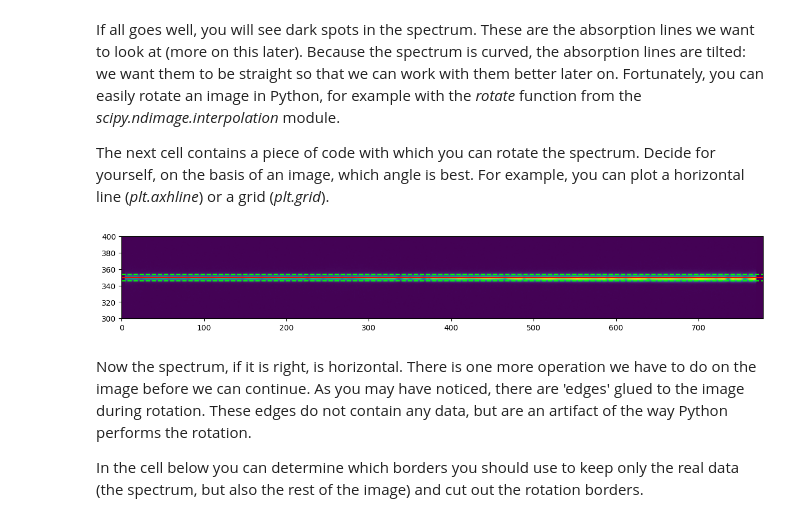
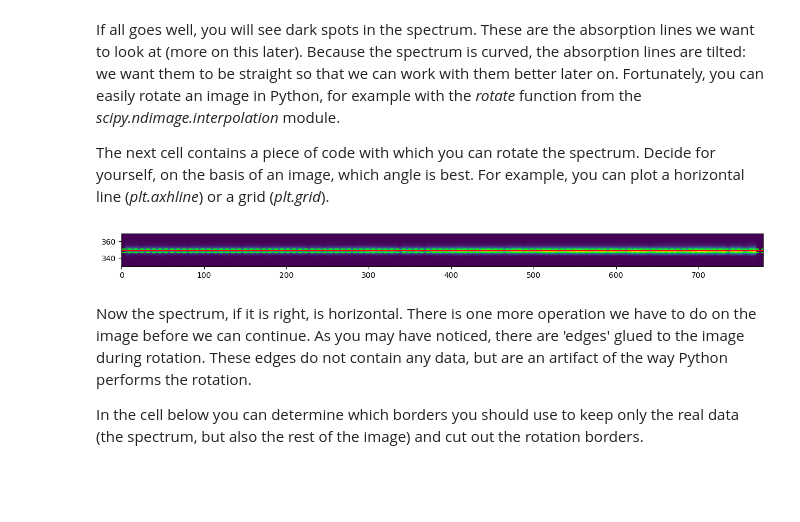
Before and after one commit to TheCaspeer/Universiteit-Leiden, a Jupyter notebook: year1_semester2/Praktische_Sterrenkunde/Opdracht6/TheSun.ipynb, the cells around one changed output. Drawn from its saved outputs; the diff is of its cells as text; code cells hidden in the pictures; blank space fills up the shorter version.

```diff
--- a/year1_semester2/Praktische_Sterrenkunde/Opdracht6/TheSun.ipynb
+++ b/year1_semester2/Praktische_Sterrenkunde/Opdracht6/TheSun.ipynb
@@ -99,24 +99,24 @@ The next cell contains a piece of code with which you can rotate the spectrum. D
 # %%
 from scipy.ndimage.interpolation import rotate
 
 angle = -1.26 # What angle do you use?
 
 data_rot = rotate(data_flipped, angle)
 
-bounds = (300,400)
+bounds = (330,370)
 
 data_zoom = data_rot[bounds[0]:bounds[1]] # rows 300-400 only
 
 plt.figure(figsize=(15,3)) # big figure so that we can see it more clearly
-middle = 350
-thickness = 4
+middle = 349
+thickness = 2
 plt.axhline(middle, color="red") # this is the line we want to be horizontal
 plt.axhline(middle+thickness, color="lime", linestyle="--") # guiding line for the spectrum
 plt.axhline(middle-thickness, color="lime", linestyle="--") # guiding line for the spectrum
 plt.imshow(data_zoom, extent=(0, data_zoom.shape[1], bounds[0], bounds[1]))  # "extent" ensures that axes remain properly labelledplt.show()
 plt.show()
 # %% [output]
-[figure, old version]
+[figure, new version]
 # %% [markdown]
 Now the spectrum, if it is right, is horizontal. There is one more operation we have to do on the image before we can continue. As you may have noticed, there are 'edges' glued to the image during rotation. These edges do not contain any data, but are an artifact of the way Python performs the rotation.
 
```
Also changed, not shown: parts of 22 cells of this notebook.
